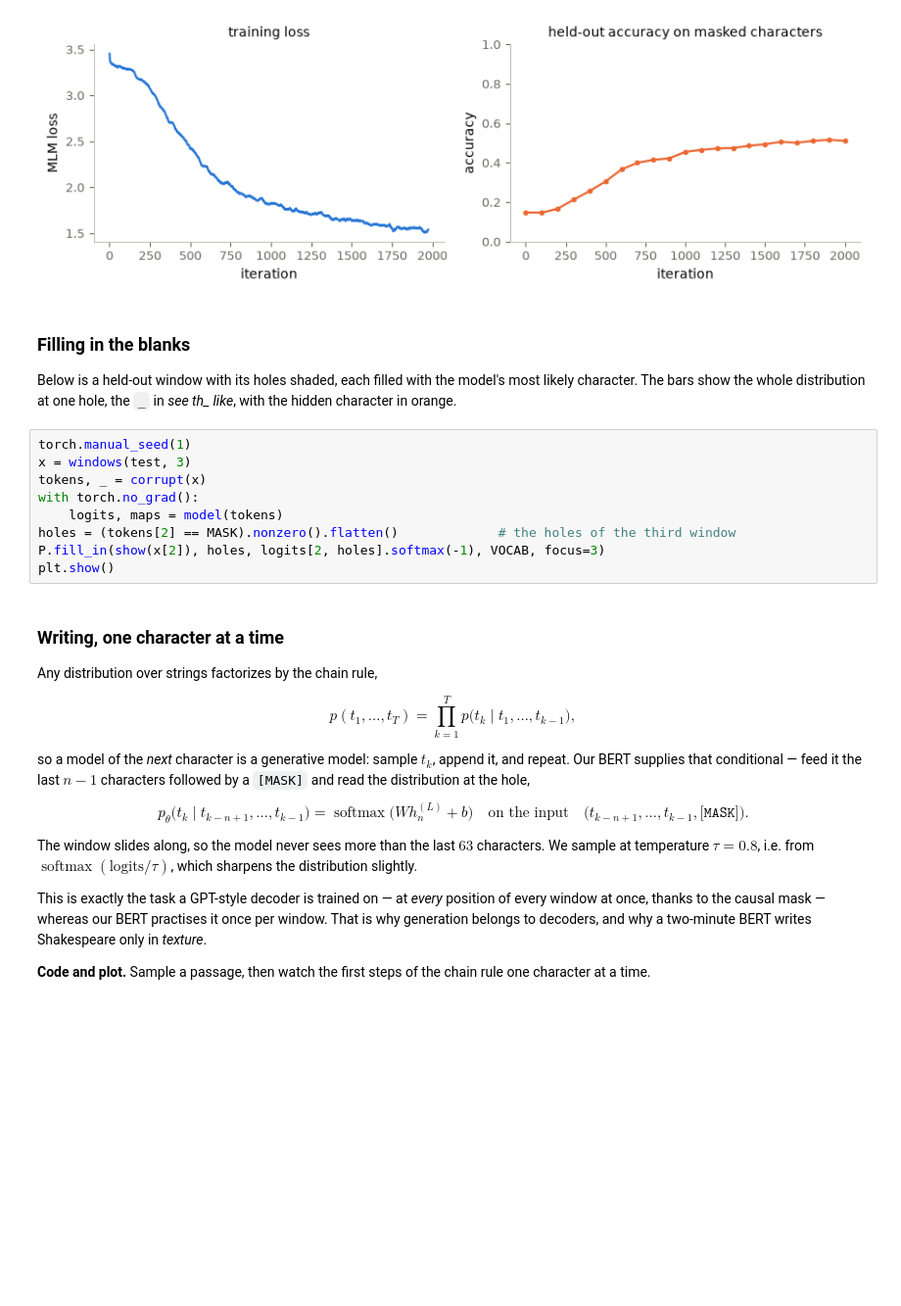
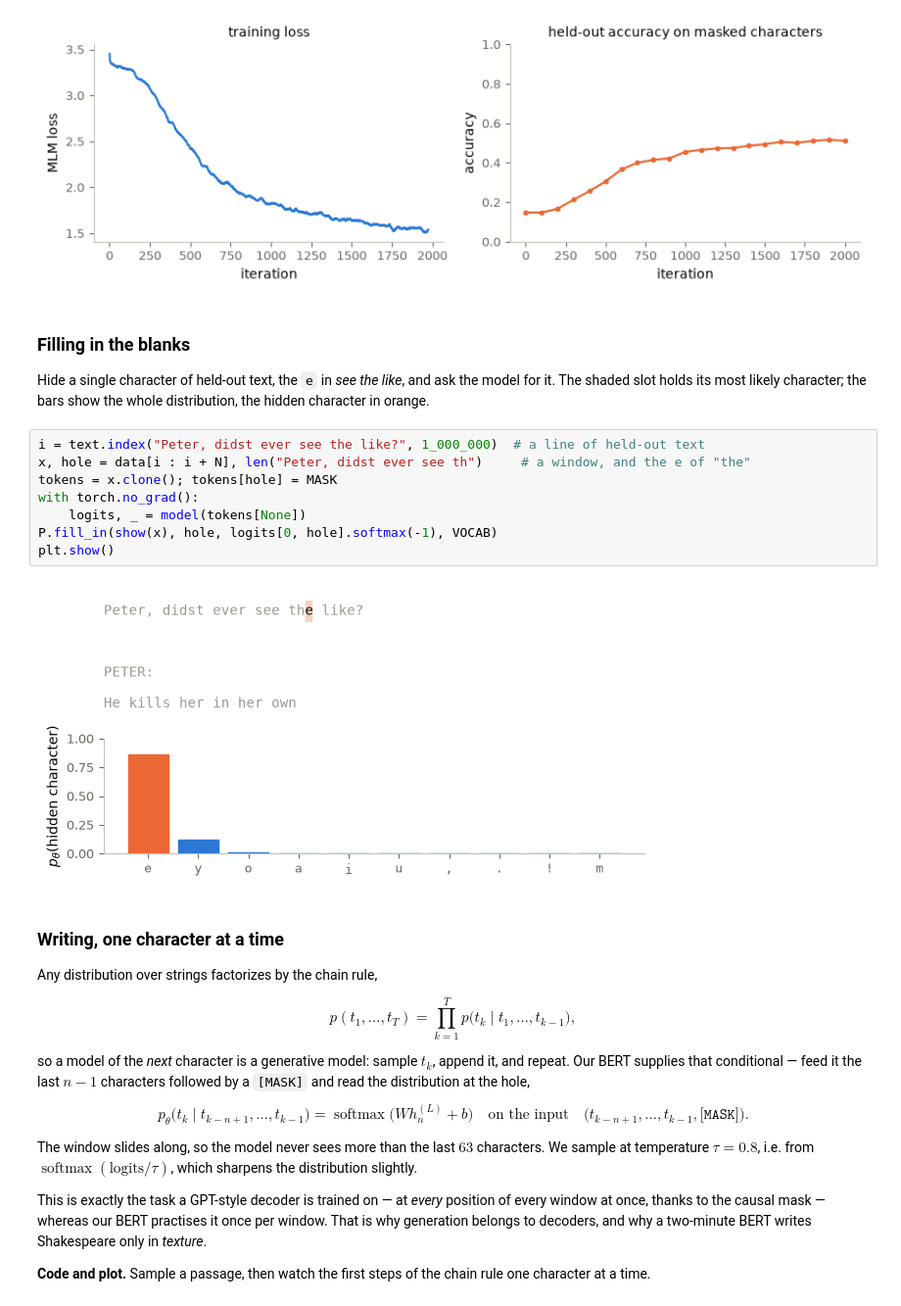
Before and after one commit to cml-fau/mfcml, a Jupyter notebook: notebooks/06_transformers.ipynb, the cells around one changed output. Shown at 98% size. Saved outputs shown, nothing was run; the diff lists cells and outputs as text; blank space fills up the shorter version.

```diff
--- a/notebooks/06_transformers.ipynb
+++ b/notebooks/06_transformers.ipynb
@@ -451,17 +451,18 @@ plt.show()
 # %% [markdown]
 ### Filling in the blanks
 
-Below is a held-out window with its holes shaded, each filled with the model's most likely character. The
-bars show the whole distribution at one hole, the `_` in *see th_ like*, with the hidden character in orange.
+Hide a single character of held-out text, the `e` in *see the like*, and ask the model for it. The shaded
+slot holds its most likely character; the bars show the whole distribution, the hidden character in orange.
 # %%
-torch.manual_seed(1)
-x = windows(test, 3)
-tokens, _ = corrupt(x)
+i = text.index("Peter, didst ever see the like?", 1_000_000)  # a line of held-out text
+x, hole = data[i : i + N], len("Peter, didst ever see th")     # a window, and the e of "the"
+tokens = x.clone(); tokens[hole] = MASK
 with torch.no_grad():
-    logits, maps = model(tokens)
-holes = (tokens[2] == MASK).nonzero().flatten()             # the holes of the third window
-P.fill_in(show(x[2]), holes, logits[2, holes].softmax(-1), VOCAB, focus=3)
+    logits, _ = model(tokens[None])
+P.fill_in(show(x), hole, logits[0, hole].softmax(-1), VOCAB)
 plt.show()
+# %% [output]
+[figure, added]
 # %% [markdown]
 ### Writing, one character at a time
 
```
Also changed, not shown: parts of 1 cell of this notebook, 3 other files.
